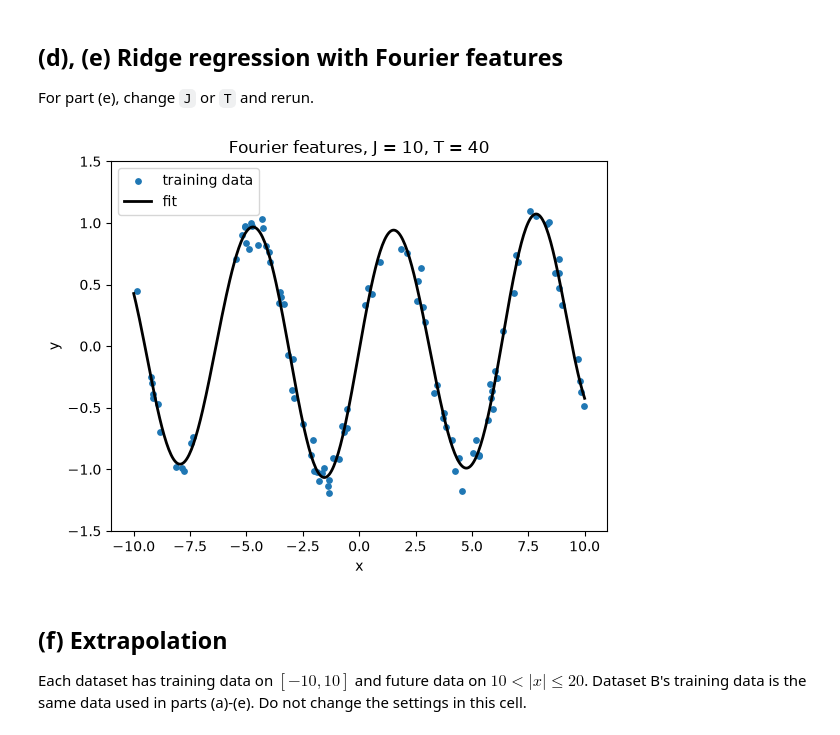
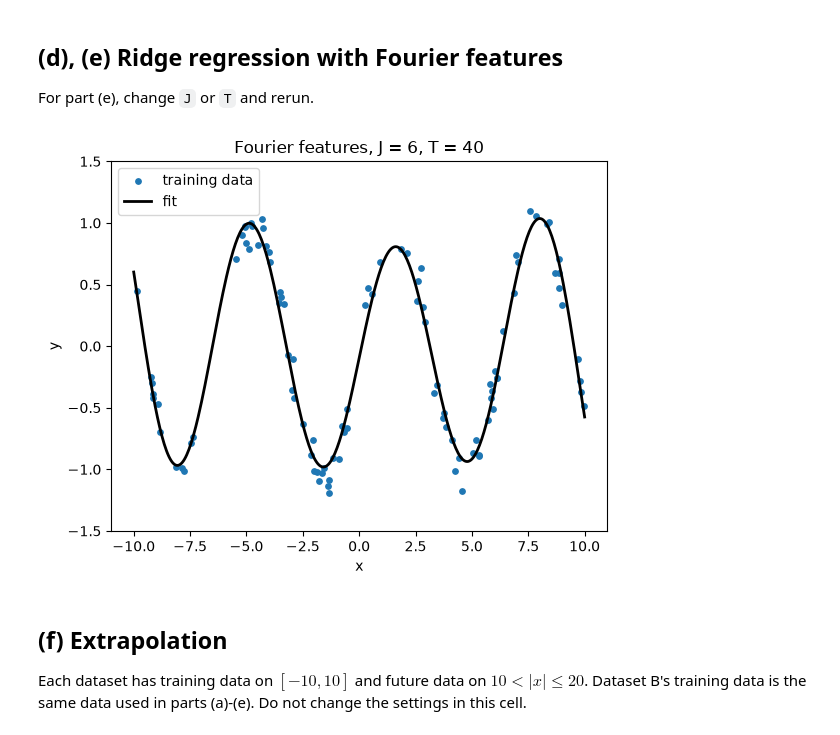
Before and after one commit to gauss1033/7900_hw2, a Jupyter notebook: Q4.ipynb, the cells around one changed output. Drawn from its saved outputs; the diff is of its cells as text; code cells hidden in the pictures.

```diff
--- a/Q4.ipynb
+++ b/Q4.ipynb
@@ -43,13 +43,13 @@ utils.plot_data_and_fit(X, Y, poly_pred, -10, 10, title=f"Polynomial features, D
 
 For part (e), change `J` or `T` and rerun.
 # %%
-J = 10
+J = 6
 T = 40
 h_four = sklearn.linear_model.Ridge(alpha=LAMBDA, fit_intercept=True).fit(utils.fourier_features(X, J, T), Y)
 four_pred = lambda x: h_four.predict(utils.fourier_features(x, J, T))
 utils.plot_data_and_fit(X, Y, four_pred, -10, 10, title=f"Fourier features, J = {J}, T = {T}")
 # %% [output]
-[figure, old version]
+[figure, new version]
 # %% [markdown]
 ## (f) Extrapolation
 
```
